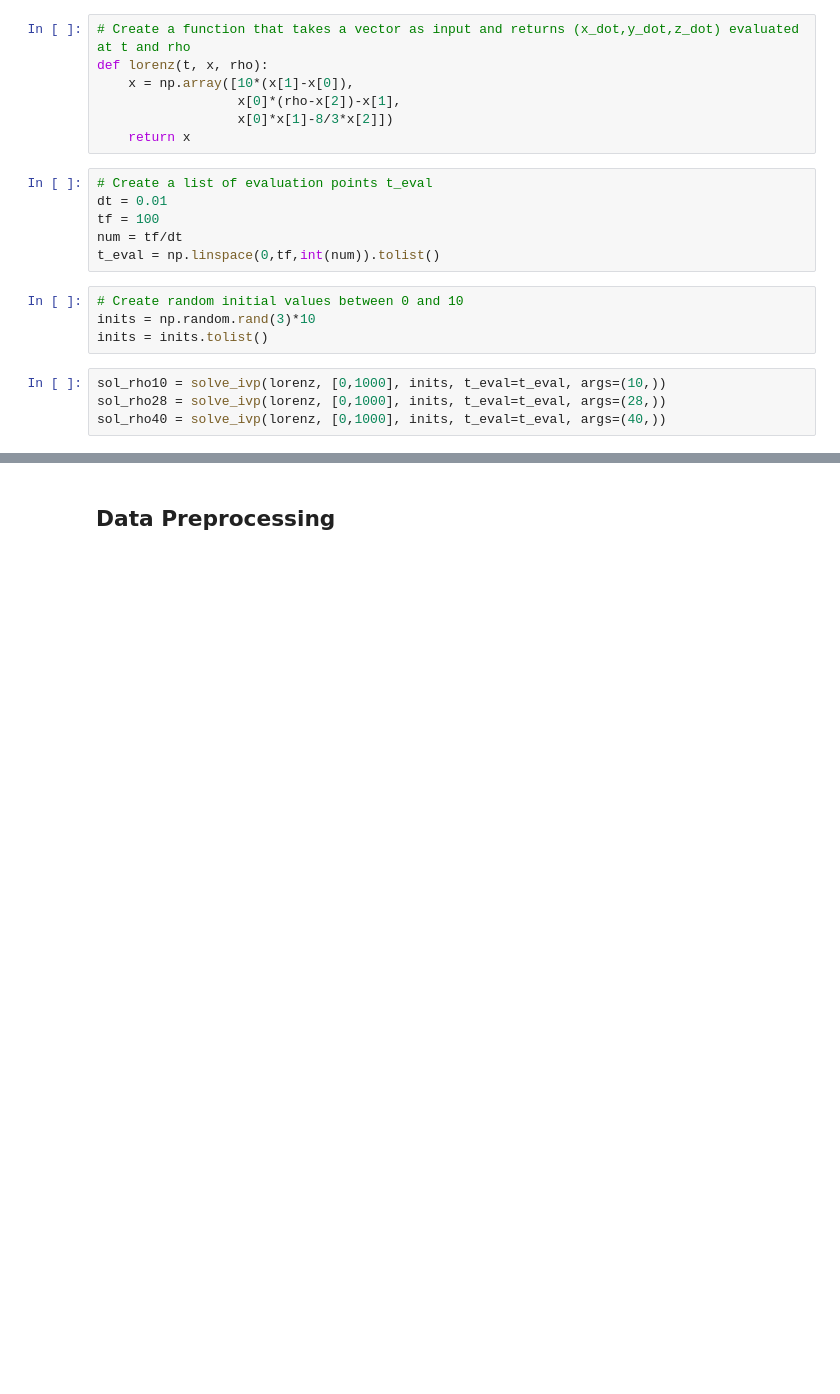
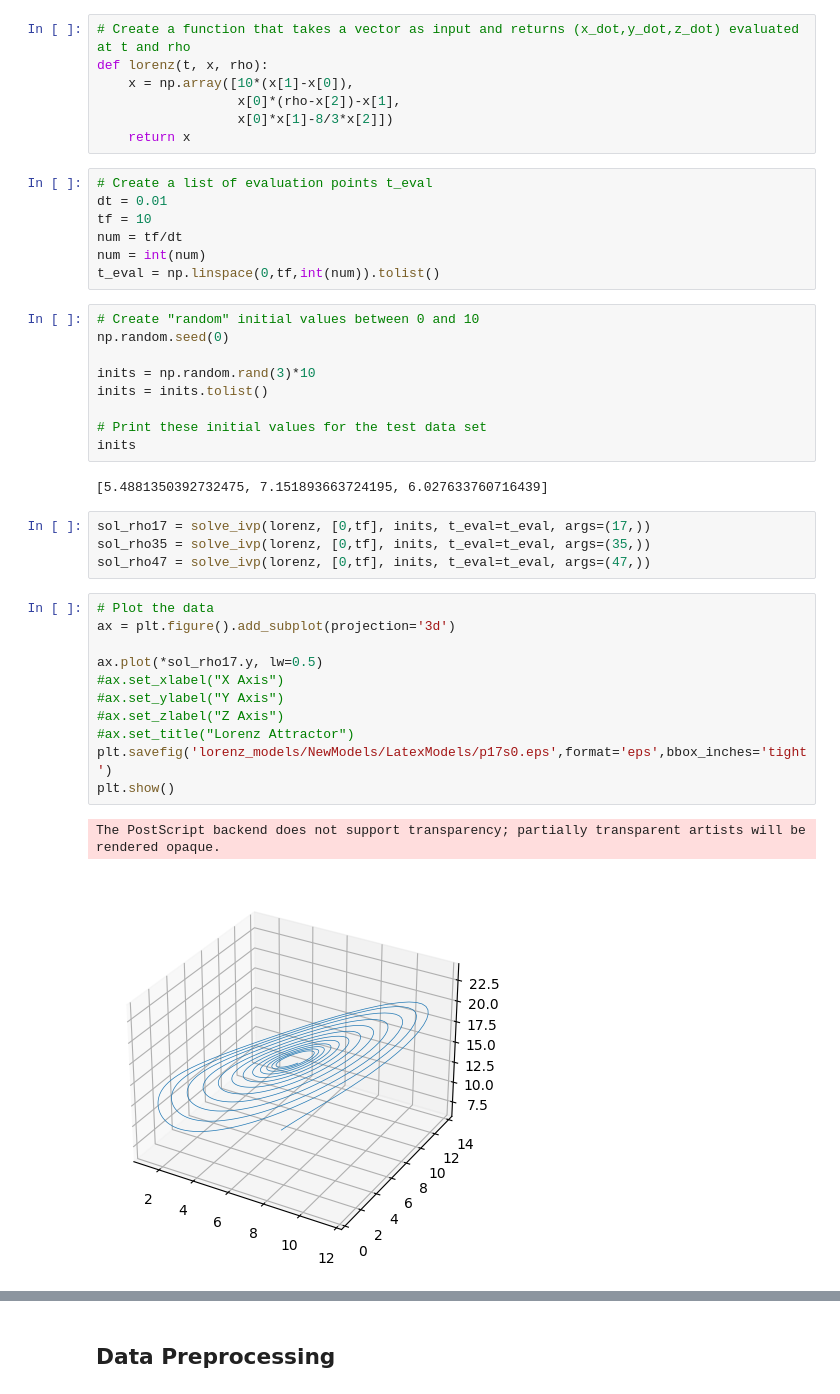
Before and after one commit to SamirVK/DNN-Lorenz, a Jupyter notebook: src.ipynb, the cells around one changed output, grey strips where cells are left out. Drawn from its saved outputs; the diff is of its cells as text; blank space fills up the shorter version.

```diff
--- a/src.ipynb
+++ b/src.ipynb
@@ -43,14 +38,36 @@ def lorenz(t, x, rho):
 # %%
 # Create a list of evaluation points t_eval
 dt = 0.01
-tf = 100
+tf = 10
 num = tf/dt
+num = int(num)
 t_eval = np.linspace(0,tf,int(num)).tolist()
 # %%
-# Create random initial values between 0 and 10
+# Create "random" initial values between 0 and 10
+np.random.seed(0)
+
 inits = np.random.rand(3)*10
 inits = inits.tolist()
+
+# Print these initial values for the test data set
+inits
+# %% [output]
+[5.4881350392732475, 7.151893663724195, 6.027633760716439]
 # %%
-sol_rho10 = solve_ivp(lorenz, [0,1000], inits, t_eval=t_eval, args=(10,))
-sol_rho28 = solve_ivp(lorenz, [0,1000], inits, t_eval=t_eval, args=(28,))
-sol_rho40 = solve_ivp(lorenz, [0,1000], inits, t_eval=t_eval, args=(40,))
+sol_rho17 = solve_ivp(lorenz, [0,tf], inits, t_eval=t_eval, args=(17,))
+sol_rho35 = solve_ivp(lorenz, [0,tf], inits, t_eval=t_eval, args=(35,))
+sol_rho47 = solve_ivp(lorenz, [0,tf], inits, t_eval=t_eval, args=(47,))
+# %%
+# Plot the data
+ax = plt.figure().add_subplot(projection='3d')
+
+ax.plot(*sol_rho17.y, lw=0.5)
+#ax.set_xlabel("X Axis")
+#ax.set_ylabel("Y Axis")
+#ax.set_zlabel("Z Axis")
+#ax.set_title("Lorenz Attractor")
+plt.savefig('lorenz_models/NewModels/LatexModels/p17s0.eps',format='eps',bbox_inches='tight')
+plt.show()
+# %% [output]
+The PostScript backend does not support transparency; partially transparent artists will be rendered opaque.
+[figure, added]
```
Also changed, not shown: parts of 27 cells of this notebook.
